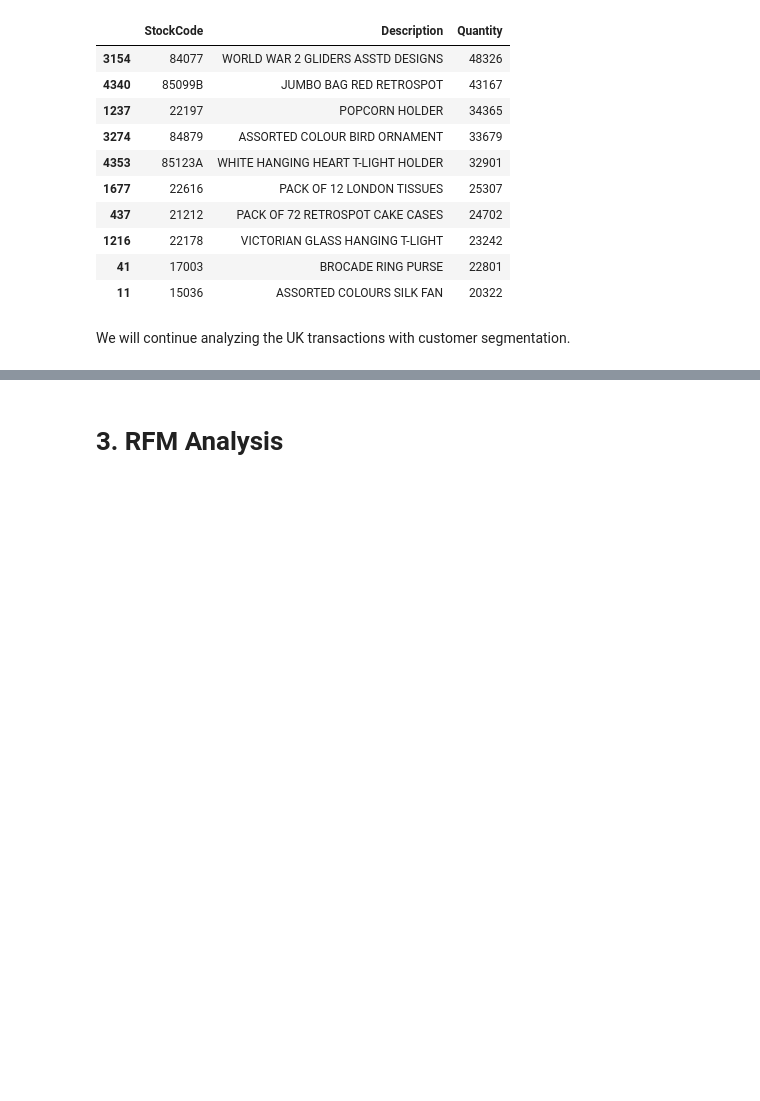
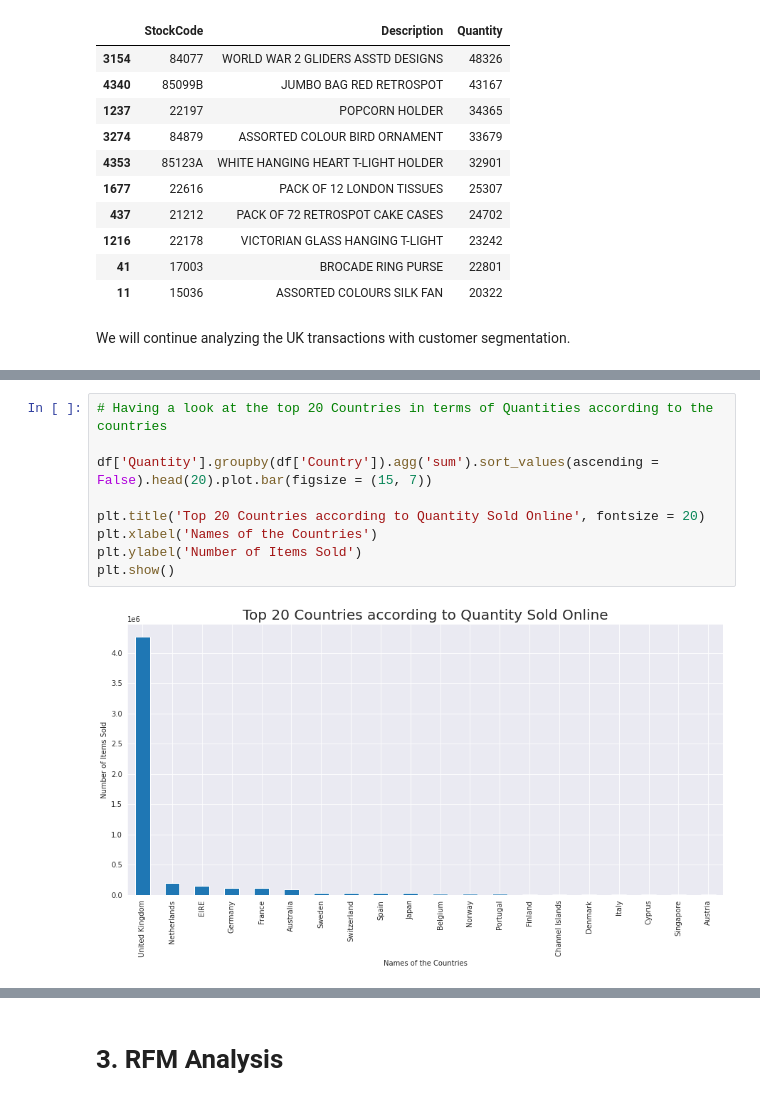
Before and after one commit to tpattanaik/Customer-Segmentation, a Jupyter notebook: Online_Retail_Customer_Segmentation_Capstone_Project.ipynb, the cells around one changed output, grey strips where cells are left out. Cells and saved outputs as stored; diff of their text form; blank space fills up the shorter version.

```diff
--- a/Online_Retail_Customer_Segmentation_Capstone_Project.ipynb
+++ b/Online_Retail_Customer_Segmentation_Capstone_Project.ipynb
@@ -480,0 +503,11 @@ We will continue analyzing the UK transactions with customer segmentation.
+# %%
+# Having a look at the top 20 Countries in terms of Quantities according to the countries
+
+df['Quantity'].groupby(df['Country']).agg('sum').sort_values(ascending = False).head(20).plot.bar(figsize = (15, 7))
+
+plt.title('Top 20 Countries according to Quantity Sold Online', fontsize = 20)
+plt.xlabel('Names of the Countries')
+plt.ylabel('Number of Items Sold')
+plt.show()
+# %% [output]
+[figure, added]
```
Also changed, not shown: parts of 6 cells of this notebook.
